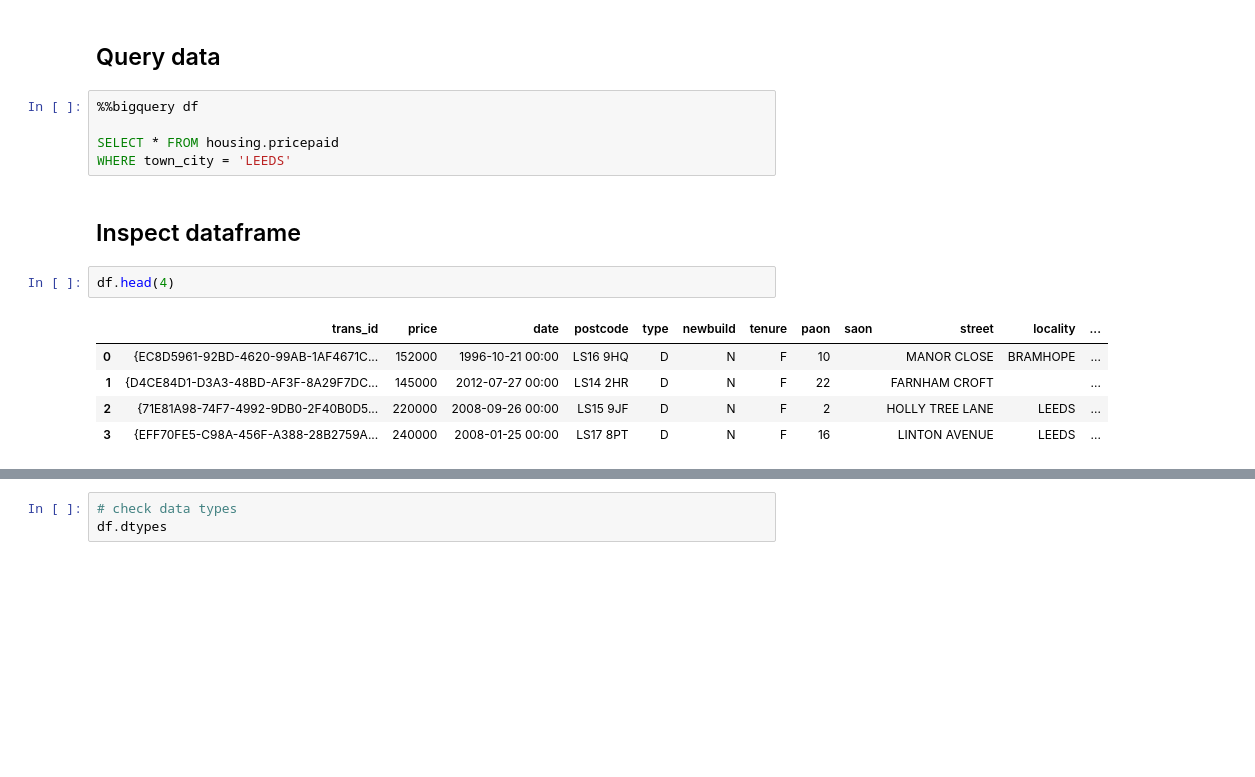
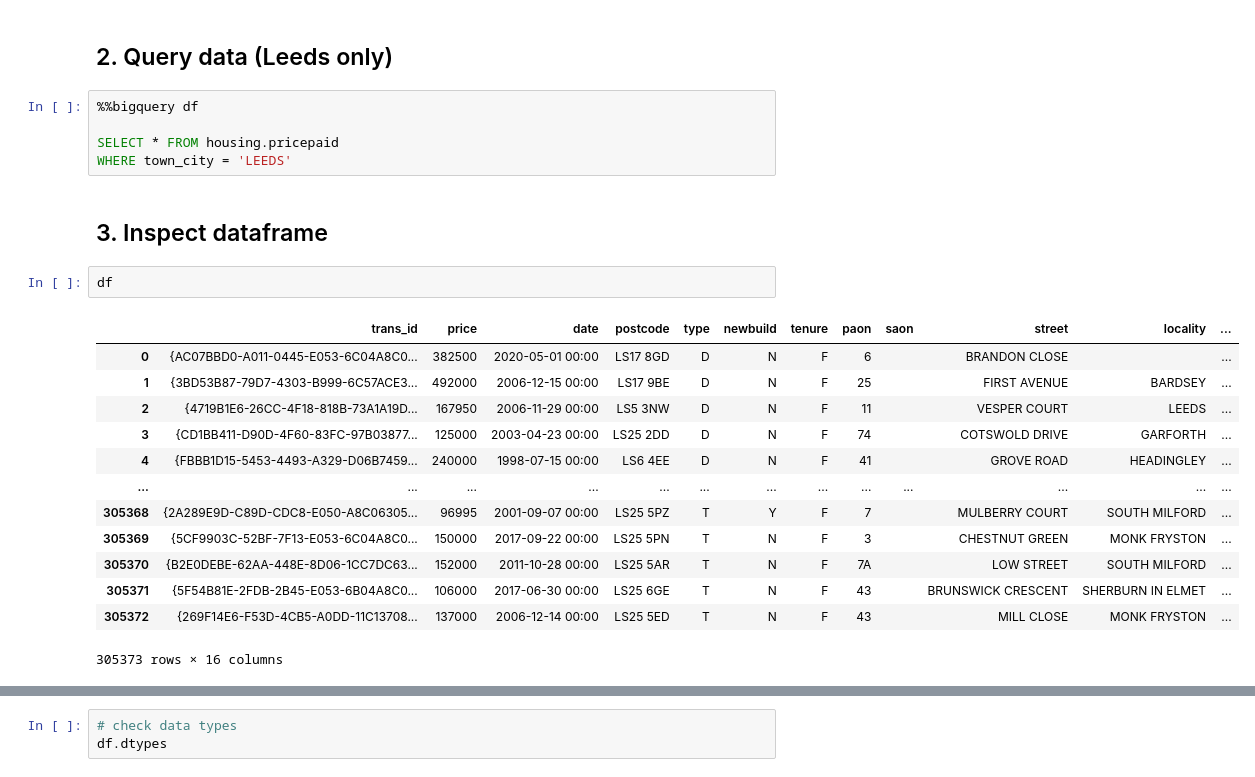
Before and after one commit to teerev/housing, a Jupyter notebook: price_explorer.ipynb, the cells around one changed output, grey strips where cells are left out. Cells and saved outputs as stored; diff of their text form; blank space fills up the shorter version.

```diff
--- a/price_explorer.ipynb
+++ b/price_explorer.ipynb
@@ -32,20 +44,28 @@ display(HTML("<style>.container { width:100% !important; }</style>"))
 # %% [markdown]
-## Query data
+## 2. Query data (Leeds only)
 # %%
 %%bigquery df
 
 SELECT * FROM housing.pricepaid
 WHERE town_city = 'LEEDS'
 # %% [markdown]
-## Inspect dataframe
+## 3. Inspect dataframe
 # %%
-df.head(4)
+df
 # %% [output]
 |  | trans_id | price | date | postcode | type | newbuild | tenure | paon | saon | street | locality | ... |
-| 0 | {EC8D5961-92BD-4620-99AB-1AF4671C... | 152000 | 1996-10-21 00:00 | LS16 9HQ | D | N | F | 10 |  | MANOR CLOSE | BRAMHOPE | ... |
-| 1 | {D4CE84D1-D3A3-48BD-AF3F-8A29F7DC... | 145000 | 2012-07-27 00:00 | LS14 2HR | D | N | F | 22 |  | FARNHAM CROFT |  | ... |
-| 2 | {71E81A98-74F7-4992-9DB0-2F40B0D5... | 220000 | 2008-09-26 00:00 | LS15 9JF | D | N | F | 2 |  | HOLLY TREE LANE | LEEDS | ... |
-| 3 | {EFF70FE5-C98A-456F-A388-28B2759A... | 240000 | 2008-01-25 00:00 | LS17 8PT | D | N | F | 16 |  | LINTON AVENUE | LEEDS | ... |
+| 0 | {AC07BBD0-A011-0445-E053-6C04A8C0... | 382500 | 2020-05-01 00:00 | LS17 8GD | D | N | F | 6 |  | BRANDON CLOSE |  | ... |
+| 1 | {3BD53B87-79D7-4303-B999-6C57ACE3... | 492000 | 2006-12-15 00:00 | LS17 9BE | D | N | F | 25 |  | FIRST AVENUE | BARDSEY | ... |
+| 2 | {4719B1E6-26CC-4F18-818B-73A1A19D... | 167950 | 2006-11-29 00:00 | LS5 3NW | D | N | F | 11 |  | VESPER COURT | LEEDS | ... |
+| 3 | {CD1BB411-D90D-4F60-83FC-97B03877... | 125000 | 2003-04-23 00:00 | LS25 2DD | D | N | F | 74 |  | COTSWOLD DRIVE | GARFORTH | ... |
+| 4 | {FBBB1D15-5453-4493-A329-D06B7459... | 240000 | 1998-07-15 00:00 | LS6 4EE | D | N | F | 41 |  | GROVE ROAD | HEADINGLEY | ... |
+| ... | ... | ... | ... | ... | ... | ... | ... | ... | ... | ... | ... | ... |
+| 305368 | {2A289E9D-C89D-CDC8-E050-A8C06305... | 96995 | 2001-09-07 00:00 | LS25 5PZ | T | Y | F | 7 |  | MULBERRY COURT | SOUTH MILFORD | ... |
+| 305369 | {5CF9903C-52BF-7F13-E053-6C04A8C0... | 150000 | 2017-09-22 00:00 | LS25 5PN | T | N | F | 3 |  | CHESTNUT GREEN | MONK FRYSTON | ... |
+| 305370 | {B2E0DEBE-62AA-448E-8D06-1CC7DC63... | 152000 | 2011-10-28 00:00 | LS25 5AR | T | N | F | 7A |  | LOW STREET | SOUTH MILFORD | ... |
+| 305371 | {5F54B81E-2FDB-2B45-E053-6B04A8C0... | 106000 | 2017-06-30 00:00 | LS25 6GE | T | N | F | 43 |  | BRUNSWICK CRESCENT | SHERBURN IN ELMET | ... |
+| 305372 | {269F14E6-F53D-4CB5-A0DD-11C13708... | 137000 | 2006-12-14 00:00 | LS25 5ED | T | N | F | 43 |  | MILL CLOSE | MONK FRYSTON | ... |
+305373 rows × 16 columns
 # %%
 df.nunique()
 # %% [output]
```
Also changed, not shown: parts of 78 cells of this notebook.
